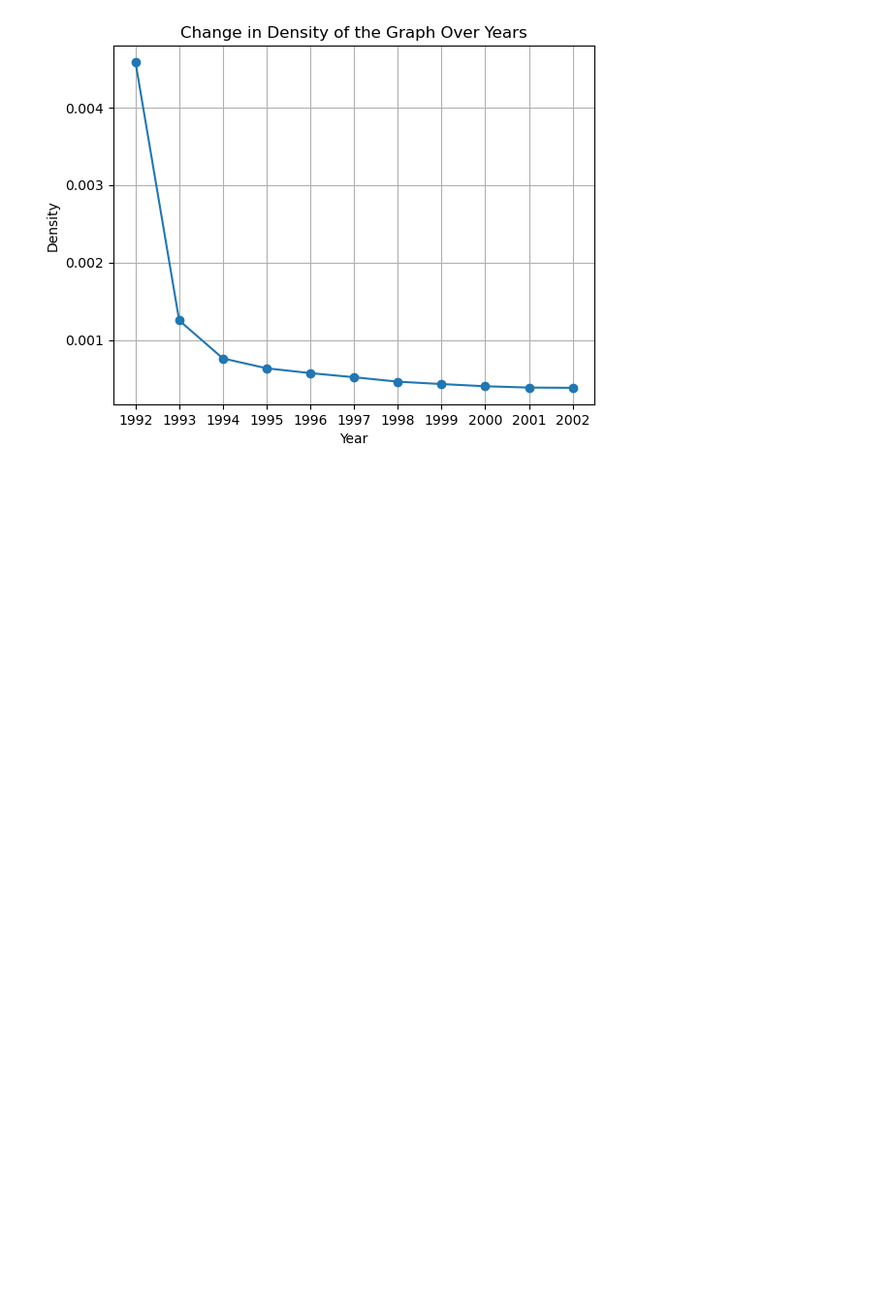
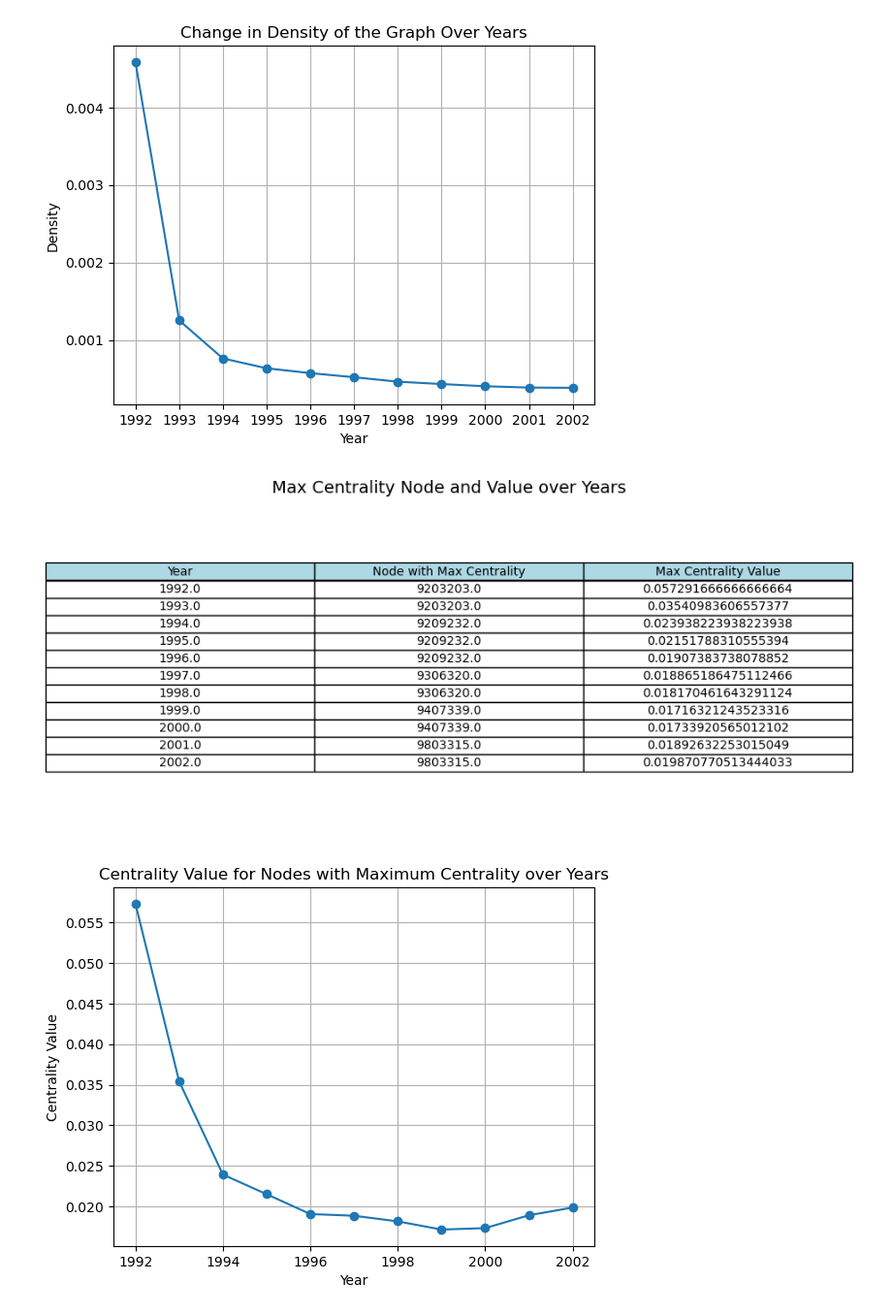
Before and after one commit to ChetaNMahipaL/Graph_Neural_Network, a Jupyter notebook: Task_1.ipynb, the cells around one changed output. Shown at 97% size. Drawn from its saved outputs; the diff is of its cells as text; code cells hidden in the pictures; blank space fills up the shorter version.

```diff
--- a/Task_1.ipynb
+++ b/Task_1.ipynb
@@ -85,0 +118,37 @@ plt.show()
+# %%
+years = list(deg_cen_by_year.keys())
+
+max_centrality_nodes = []
+max_centrality_values = []
+
+for year in years:
+    centrality_scores = deg_cen_by_year[year]
+    max_node = max(centrality_scores, key=lambda k: centrality_scores[k])
+    max_centrality_nodes.append(max_node)
+    max_centrality_values.append(centrality_scores[max_node])
+
+df = pd.DataFrame({'Year': years,
+                   'Node with Max Centrality': max_centrality_nodes,
+                   'Max Centrality Value': max_centrality_values})
+
+plt.figure(figsize=(10, 5))
+table = plt.table(cellText=df.values, colLabels=df.columns, loc='center', cellLoc='center', colColours=['lightblue']*len(df.columns))
+table.auto_set_font_size(False)
+table.set_fontsize(10)
+table.scale(1.2, 1.2)
+plt.axis('off')
+plt.title('Max Centrality Node and Value over Years', fontsize=14)
+plt.show()
+# plt.savefig("Plot_1_deg.png")
+# plt.clf()
+
+plt.plot(years, max_centrality_values, marker='o')
+plt.xlabel('Year')
+plt.ylabel('Centrality Value')
+plt.title('Centrality Value for Nodes with Maximum Centrality over Years')
+plt.grid(True)
+plt.show()
+# plt.savefig("Plot_2_deg.png")
+# %% [output]
+[figure, added]
+[figure, added]
```
Also changed, not shown: parts of 8 cells of this notebook, 7 other files.
